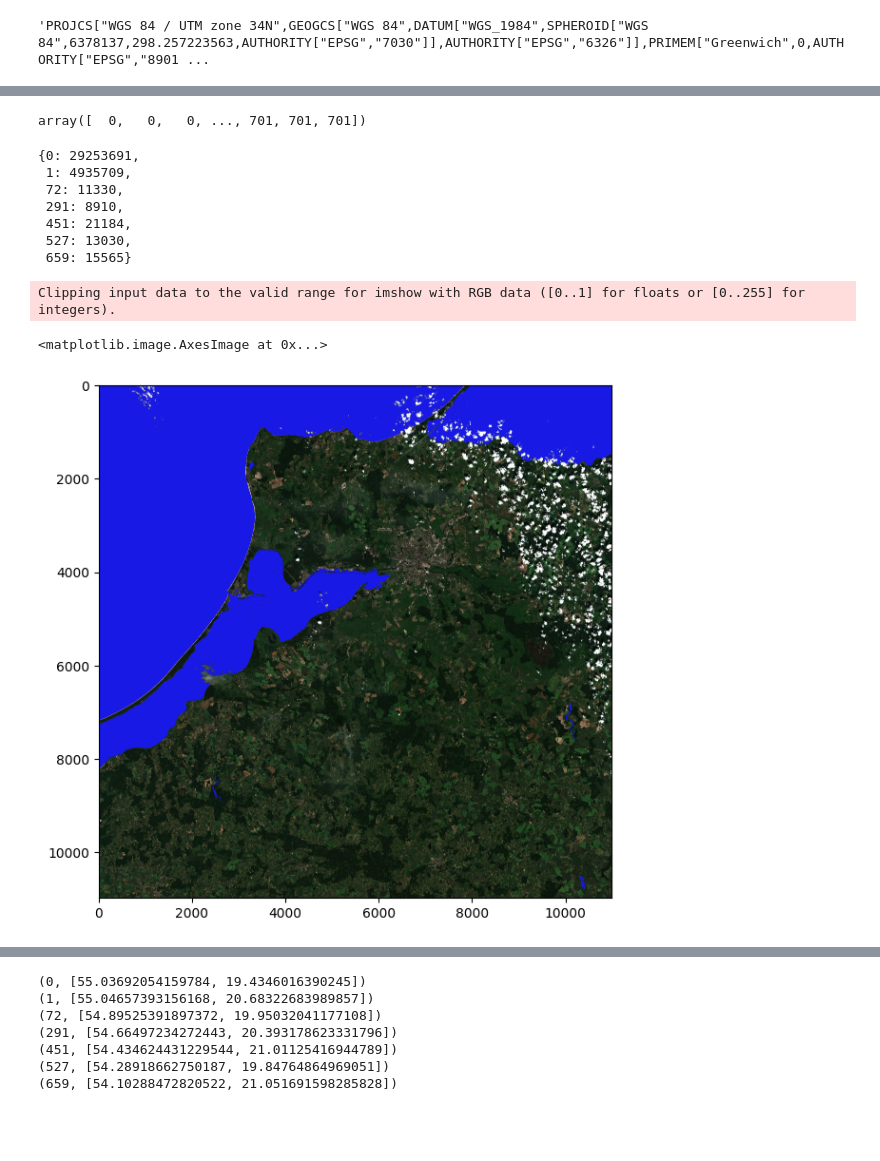
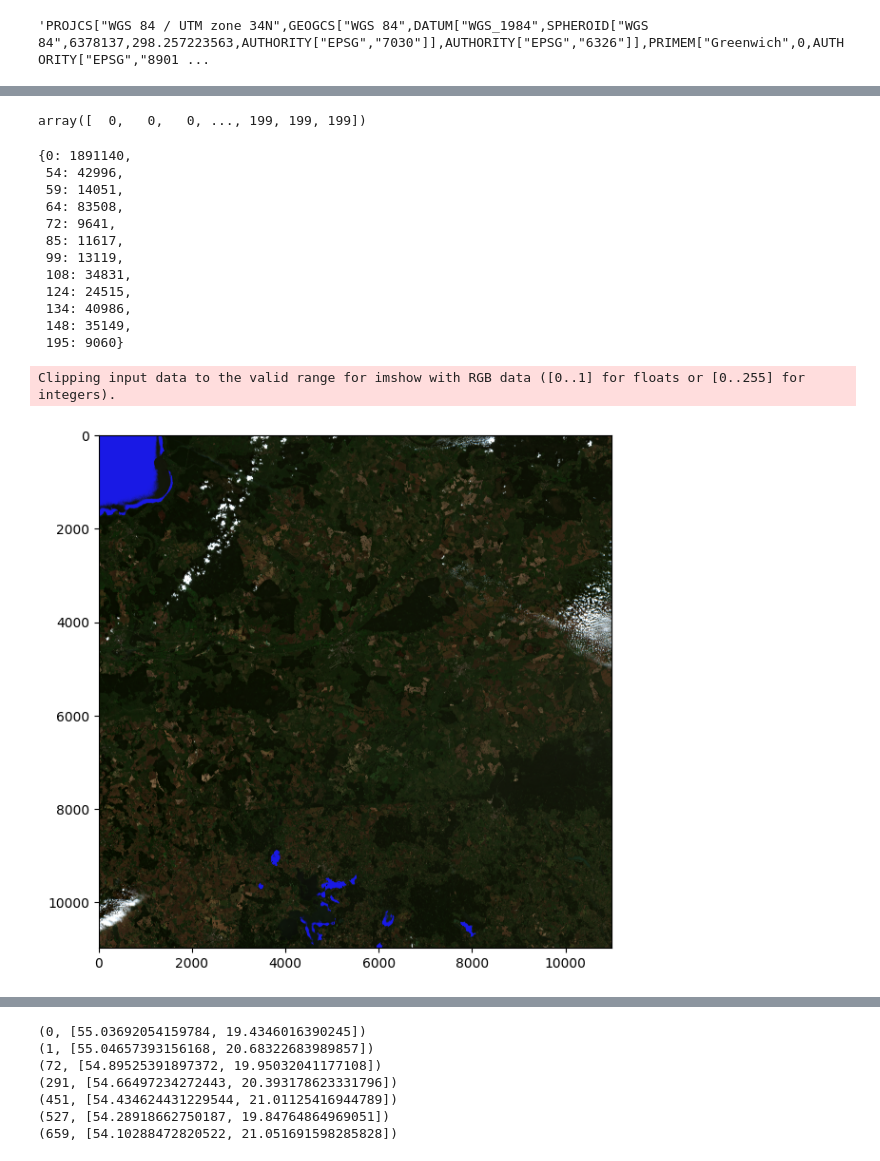
Before and after one commit to rafalgrm/senti-water, a Jupyter notebook: main.ipynb, the cells around one changed output, grey strips where cells are left out. Cells and saved outputs as stored; diff of their text form; code cells hidden in the pictures; blank space fills up the shorter version.

```diff
--- a/main.ipynb
+++ b/main.ipynb
@@ -1,7 +1,12 @@
+# %%
+# to save time when we don't need show images
+show_images = False
+show_final_image = True
 # %%
 import rasterio
 
-filepath = "downloads/S2B_MSIL2A_20210701T095029_N0301_R079_T34UDF_20210701T124116.SAFE/GRANULE/L2A_T34UDF_A022556_20210701T095030/IMG_DATA/R10m/T34UDF_20210701T095029"
+# filepath = "downloads/S2B_MSIL2A_20210701T095029_N0301_R079_T34UDF_20210701T124116.SAFE/GRANULE/L2A_T34UDF_A022556_20210701T095030/IMG_DATA/R10m/T34UDF_20210701T095029"
+filepath = "downloads/S2A_MSIL2A_20210716T095031_N0301_R079_T34UEF_20210716T120258.SAFE/GRANULE/L2A_T34UEF_A031679_20210716T095359/IMG_DATA/R10m/T34UEF_20210716T095031"
 
 dataset = rasterio.open(filepath + '_B03_10m.jp2')
 dataset2 = rasterio.open(filepath + '_B08_10m.jp2')
@@ -109,10 +110,10 @@ Clipping input data to the valid range for imshow with RGB data ([0..1] for floa
 # %%
 from sklearn.cluster import DBSCAN
 water_indexes = np.transpose(water_mask.nonzero())
-clusters = DBSCAN(eps = 5.0, min_samples = 10).fit(water_indexes)
+clusters = DBSCAN(eps = 5.0, min_samples = 10, algorithm='kd_tree', n_jobs = -1).fit(water_indexes)
 clusters.labels_
 # %% [output]
-array([  0,   0,   0, ..., 701, 701, 701])
+array([  0,   0,   0, ..., 199, 199, 199])
 # %%
 # Filter no-clusters and small clusters
 cluster_threshold = 8000
@@ -121,33 +122,38 @@ cluster_indexes = dict(zip(unique, counts))
 cluster_indexes_above_thre = {k: v for k, v in cluster_indexes.items() if v > cluster_threshold and k != -1}
 cluster_indexes_above_thre
 # %% [output]
-{0: 29253691,
- 1: 4935709,
- 72: 11330,
- 291: 8910,
- 451: 21184,
- 527: 13030,
- 659: 15565}
+{0: 1891140,
+ 54: 42996,
+ 59: 14051,
+ 64: 83508,
+ 72: 9641,
+ 85: 11617,
+ 99: 13119,
+ 108: 34831,
+ 124: 24515,
+ 134: 40986,
+ 148: 35149,
+ 195: 9060}
 # %%
 cluster_mask = [idx in cluster_indexes_above_thre for idx in clusters.labels_]
 water_indexes_image_coords = water_indexes[cluster_mask]
 # %%
 rgb = np.stack([img['B04'], img['B03'], img['B02']], axis=-1)
 rgb = rgb/rgb.max() * 5
 
 X = water_indexes_image_coords[:, 0]
 Y = water_indexes_image_coords[:, 1]
 mask_matrix = np.zeros((10980, 10980), dtype='bool')
 mask_matrix[X, Y] = True
 mask_matrix
 rgb[mask_matrix] = [0.1, 0.1, 0.9]
 
-plt.figure(figsize = (7,7))
-plt.imshow(rgb)
+if show_final_image:
+    plt.figure(figsize = (7,7))
+    plt.imshow(rgb)
 # %% [output]
 Clipping input data to the valid range for imshow with RGB data ([0..1] for floats or [0..255] for integers).
-<matplotlib.image.AxesImage at 0x...>
-[figure, old version]
+[figure, new version]
 # %%
 print(mask_matrix)
 print(water_indexes_image_coords)
```
Also changed, not shown: parts of 10 cells of this notebook, 1 other file.
